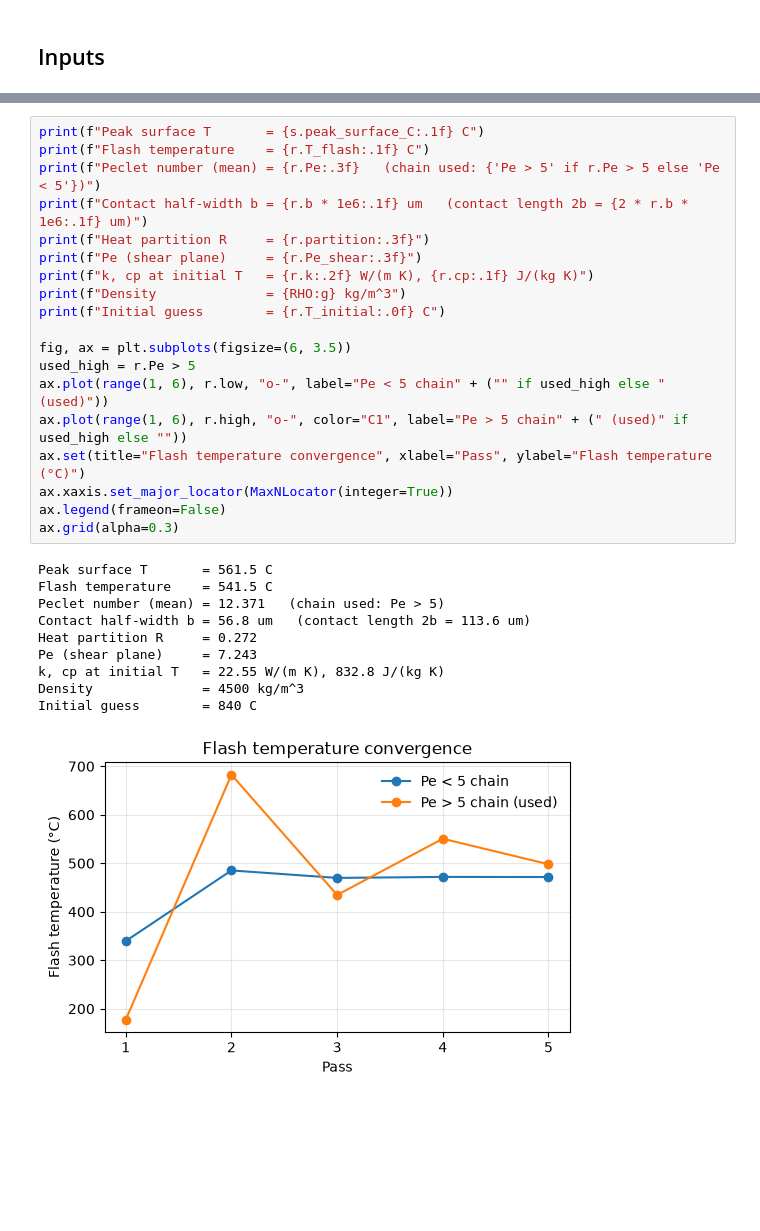
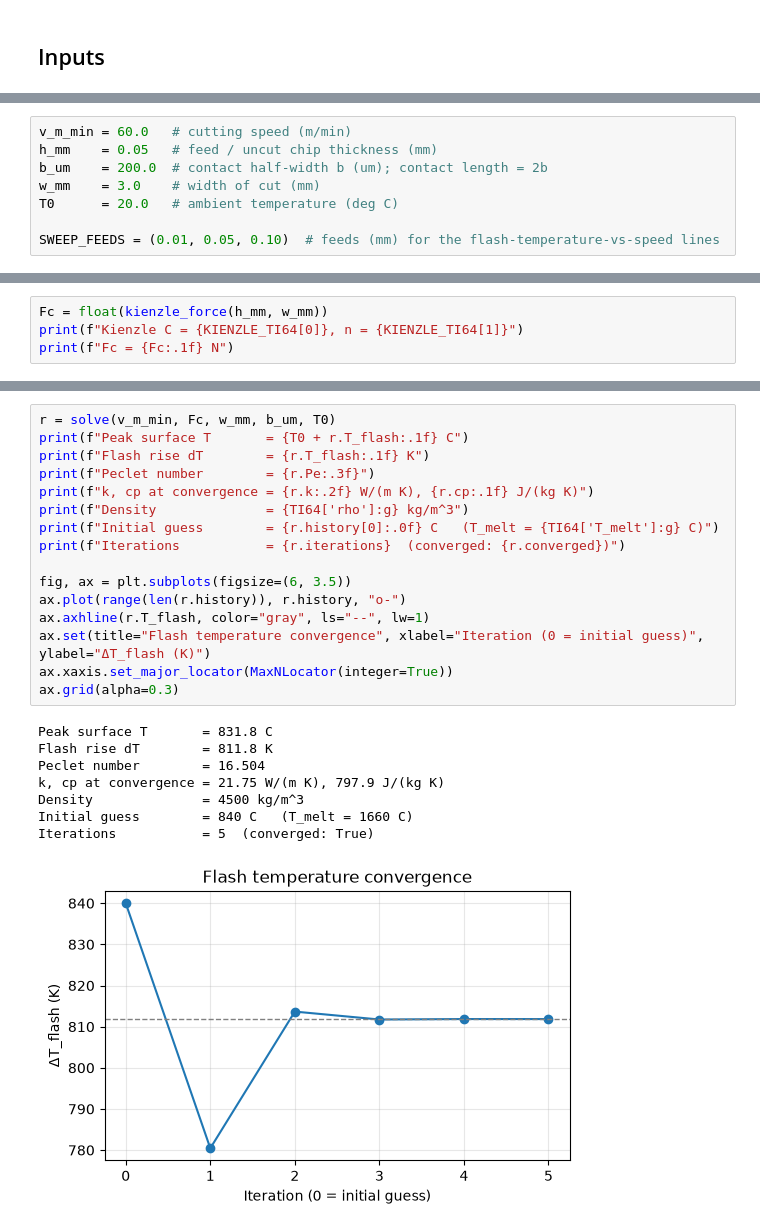
Before and after one commit to Ixiandesign/ME699_Cutting_Model, a Jupyter notebook: cutting_model.ipynb, the cells around one changed output, grey strips where cells are left out. Saved outputs shown, nothing was run; the diff lists cells and outputs as text; blank space fills up the shorter version.

```diff
--- a/cutting_model.ipynb
+++ b/cutting_model.ipynb
@@ -52,0 +15,8 @@ Both chains run five passes, re-evaluating $k$, $c_p$ at each pass's temperature
+# %%
+v_m_min = 60.0   # cutting speed (m/min)
+h_mm    = 0.05   # feed / uncut chip thickness (mm)
+b_um    = 200.0  # contact half-width b (um); contact length = 2b
+w_mm    = 3.0    # width of cut (mm)
+T0      = 20.0   # ambient temperature (deg C)
+
+SWEEP_FEEDS = (0.01, 0.05, 0.10)  # feeds (mm) for the flash-temperature-vs-speed lines
@@ -52,0 +27,4 @@ Both chains run five passes, re-evaluating $k$, $c_p$ at each pass's temperature
+# %%
+Fc = float(kienzle_force(h_mm, w_mm))
+print(f"Kienzle C = {KIENZLE_TI64[0]}, n = {KIENZLE_TI64[1]}")
+print(f"Fc = {Fc:.1f} N")
@@ -53,33 +43,28 @@ Both chains run five passes, re-evaluating $k$, $c_p$ at each pass's temperature
 # %%
-print(f"Peak surface T       = {s.peak_surface_C:.1f} C")
-print(f"Flash temperature    = {r.T_flash:.1f} C")
-print(f"Peclet number (mean) = {r.Pe:.3f}   (chain used: {'Pe > 5' if r.Pe > 5 else 'Pe < 5'})")
-print(f"Contact half-width b = {r.b * 1e6:.1f} um   (contact length 2b = {2 * r.b * 1e6:.1f} um)")
-print(f"Heat partition R     = {r.partition:.3f}")
-print(f"Pe (shear plane)     = {r.Pe_shear:.3f}")
-print(f"k, cp at initial T   = {r.k:.2f} W/(m K), {r.cp:.1f} J/(kg K)")
-print(f"Density              = {RHO:g} kg/m^3")
-print(f"Initial guess        = {r.T_initial:.0f} C")
+r = solve(v_m_min, Fc, w_mm, b_um, T0)
+print(f"Peak surface T       = {T0 + r.T_flash:.1f} C")
+print(f"Flash rise dT        = {r.T_flash:.1f} K")
+print(f"Peclet number        = {r.Pe:.3f}")
+print(f"k, cp at convergence = {r.k:.2f} W/(m K), {r.cp:.1f} J/(kg K)")
+print(f"Density              = {TI64['rho']:g} kg/m^3")
+print(f"Initial guess        = {r.history[0]:.0f} C   (T_melt = {TI64['T_melt']:g} C)")
+print(f"Iterations           = {r.iterations}  (converged: {r.converged})")
 
 fig, ax = plt.subplots(figsize=(6, 3.5))
-used_high = r.Pe > 5
-ax.plot(range(1, 6), r.low, "o-", label="Pe < 5 chain" + ("" if used_high else " (used)"))
-ax.plot(range(1, 6), r.high, "o-", color="C1", label="Pe > 5 chain" + (" (used)" if used_high else ""))
-ax.set(title="Flash temperature convergence", xlabel="Pass", ylabel="Flash temperature (°C)")
+ax.plot(range(len(r.history)), r.history, "o-")
+ax.axhline(r.T_flash, color="gray", ls="--", lw=1)
+ax.set(title="Flash temperature convergence", xlabel="Iteration (0 = initial guess)", ylabel="ΔT_flash (K)")
 ax.xaxis.set_major_locator(MaxNLocator(integer=True))
-ax.legend(frameon=False)
 ax.grid(alpha=0.3)
 # %% [output]
-Peak surface T       = 561.5 C
-Flash temperature    = 541.5 C
-Peclet number (mean) = 12.371   (chain used: Pe > 5)
-Contact half-width b = 56.8 um   (contact length 2b = 113.6 um)
-Heat partition R     = 0.272
-Pe (shear plane)     = 7.243
-k, cp at initial T   = 22.55 W/(m K), 832.8 J/(kg K)
+Peak surface T       = 831.8 C
+Flash rise dT        = 811.8 K
+Peclet number        = 16.504
+k, cp at convergence = 21.75 W/(m K), 797.9 J/(kg K)
 Density              = 4500 kg/m^3
-Initial guess        = 840 C
+Initial guess        = 840 C   (T_melt = 1660 C)
+Iterations           = 5  (converged: True)
-[figure, old version]
+[figure, new version]
 # %% [markdown]
 ## Surface temperature (1D)
 
```
Also changed, not shown: parts of 18 cells of this notebook, 4 other files.
